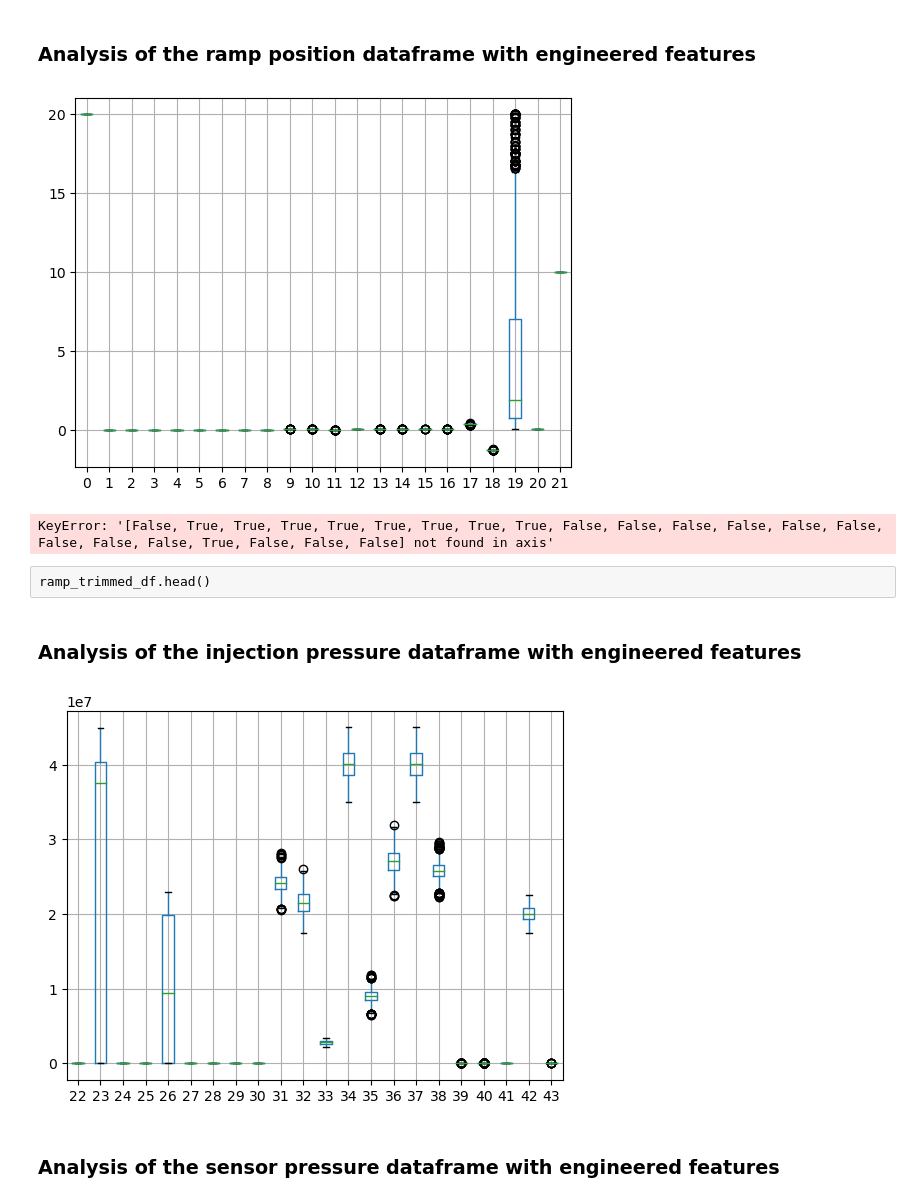
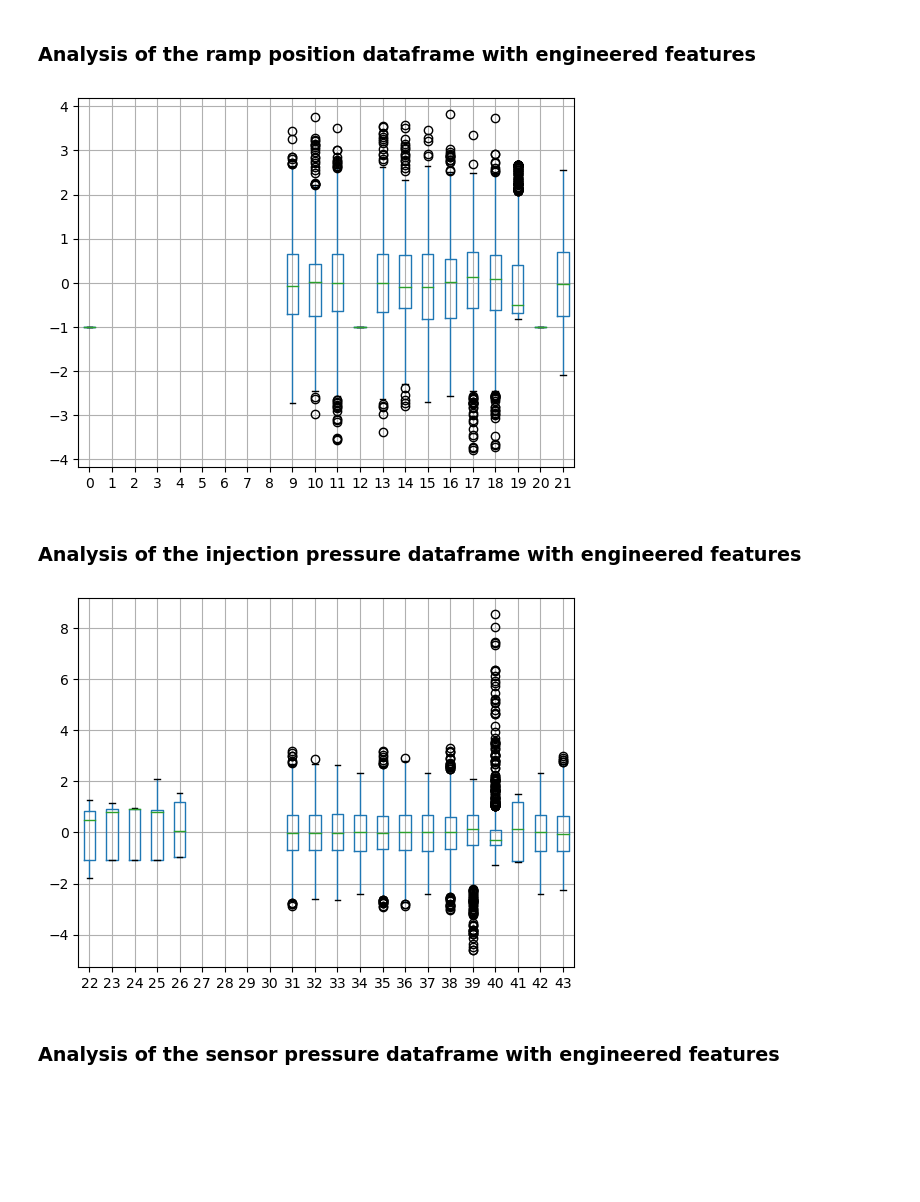
Before and after one commit to Alfredo-Vargas/ai4im, a Jupyter notebook: data/simulated/ai4im-fea.ipynb, the cells around one changed output. Drawn from its saved outputs; the diff is of its cells as text; code cells hidden in the pictures; blank space fills up the shorter version.

```diff
--- a/data/simulated/ai4im-fea.ipynb
+++ b/data/simulated/ai4im-fea.ipynb
@@ -64,0 +69,4 @@ full_data_df.head()
+# %%
+cols_to_norm = [i for i in range(0, 66)]  # we exclude the labels
+full_data_df[cols_to_norm] = full_data_df[cols_to_norm].apply(lambda x: (x - x.mean()) / x.std())
+full_data_df.head()
@@ -65,14 +98,8 @@ full_data_df.head()
 # %% [markdown]
 ### Analysis of the ramp position dataframe with engineered features
 # %%
-columns_given = [i for i in range(22)]
-ramp_df.boxplot(column=columns_given)
+columns_given_0 = [i for i in range(22)]
+full_data_df.boxplot(column=columns_given_0)
 plt.show()
 # %% [output]
-[figure, old version]
+[figure, new version]
-# %%
-# The trim_value in the Helper.py
-trim_value = 0.00001
-aux = ramp_df.drop(ramp_df.min() <= trim_value)
-# %% [output]
-KeyError: '[False, True, True, True, True, True, True, True, True, False, False, False, False, False, False, False, False, False, True, False, False, False] not found in axis'
@@ -81,13 +106,11 @@ ramp_trimmed_df = ramp_df[ramp_df.columns[ramp_df.max() > trim_value]]
-# %% [raw]
-ramp_trimmed_df.head()
 # %% [markdown]
 ### Analysis of the injection pressure dataframe with engineered features
 # %%
-columns_given = [i for i in range(22, 44)]
-injectionp_df.boxplot(column=columns_given)
+columns_given_1 = [i for i in range(22, 44)]
+full_data_df.boxplot(column=columns_given_1)
 plt.show()
 # %% [output]
-[figure, old version]
+[figure, new version]
 # %% [markdown]
 ### Analysis of the sensor pressure dataframe with engineered features
 # %%
```
Also changed, not shown: parts of 35 cells of this notebook, 1 other file.
